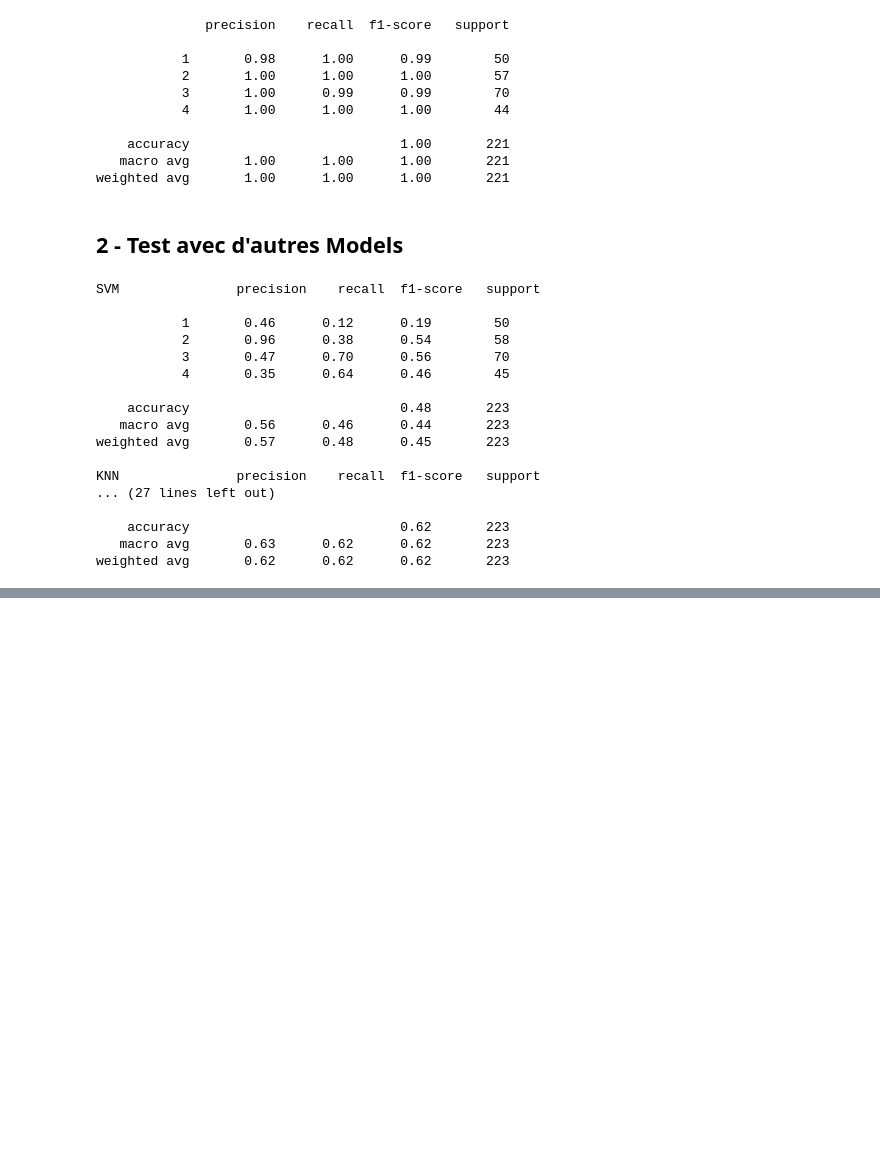
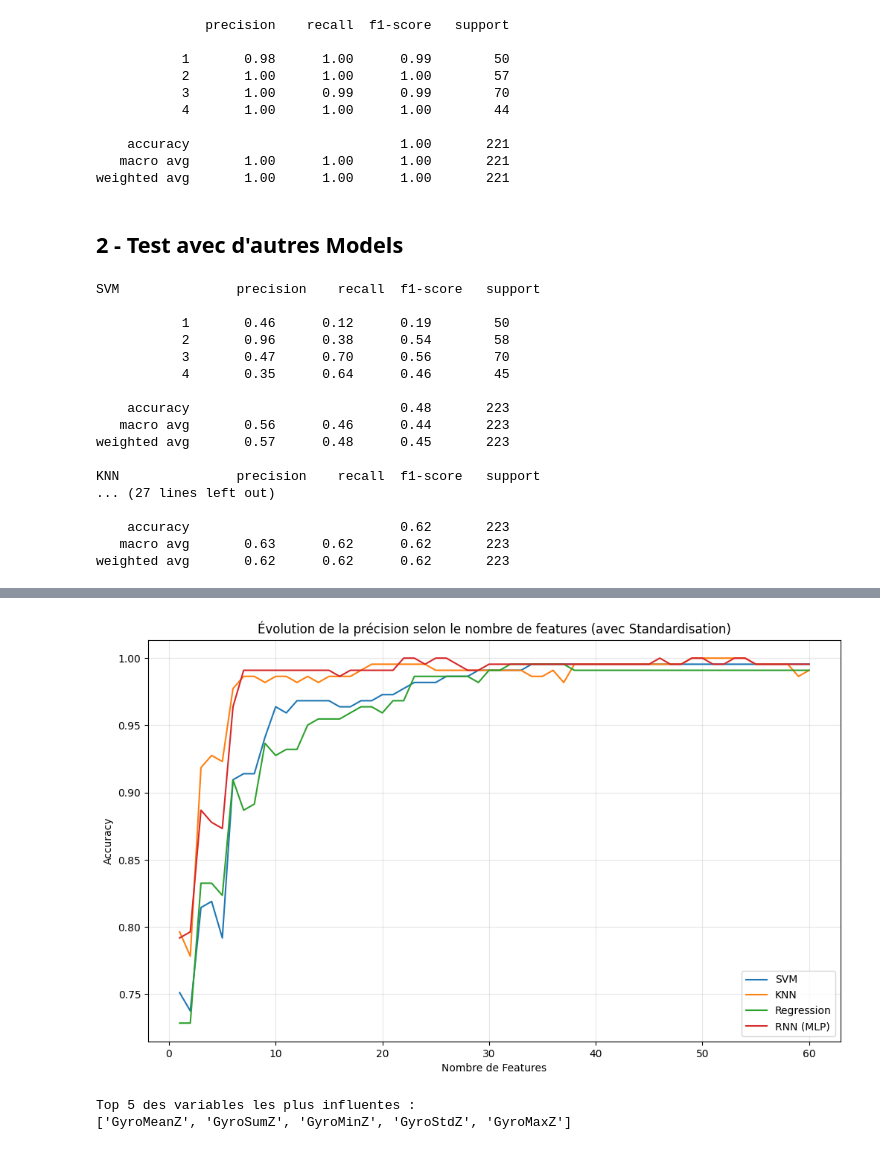
Before and after one commit to SlywoodFR/ProjetIA_Driver_Risk, a Jupyter notebook: data.ipynb, the cells around one changed output, grey strips where cells are left out. Saved outputs shown, nothing was run; the diff lists cells and outputs as text; code cells hidden in the pictures; blank space fills up the shorter version.

```diff
--- a/data.ipynb
+++ b/data.ipynb
@@ -282,0 +264,76 @@ weighted avg       0.99      0.99      0.99       221
+# %%
+import pandas as pd
+import numpy as np
+import matplotlib.pyplot as plt
+from sklearn.ensemble import RandomForestClassifier
+from sklearn.svm import SVC
+from sklearn.neighbors import KNeighborsClassifier
+from sklearn.linear_model import LogisticRegression
+from sklearn.neural_network import MLPClassifier
+from sklearn.model_selection import train_test_split
+from sklearn.metrics import accuracy_score
+from sklearn.preprocessing import StandardScaler # <--- Crucial
+
+# 1. Chargement des données
+df = pd.read_csv(r"Driving_Behavior_Dataset/Features_By_Window_Size/sero_features_4.csv")
+
+# 2. Importance des features (Random Forest n'a pas besoin de scaling)
+X = df.drop("Target", axis=1)
+y = df["Target"]
+rf_selector = RandomForestClassifier(n_estimators=200, random_state=42, n_jobs=-1)
+rf_selector.fit(X, y)
+sorted_features = pd.DataFrame({'F': X.columns, 'I': rf_selector.feature_importances_}) \
+                    .sort_values(by='I', ascending=False)['F'].tolist()
+
+# 3. Split
+X_train_full, X_test_full, y_train, y_test = train_test_split(
+    X, y, test_size=0.2, random_state=42, stratify=y
+)
+
+# 4. Modèles
+models = {
+    "SVM": SVC(kernel='rbf', C=1.0, random_state=42),
+    "KNN": KNeighborsClassifier(n_neighbors=5),
+    "Regression": LogisticRegression(max_iter=1000),
+    "RNN (MLP)": MLPClassifier(hidden_layer_sizes=(128, 64), max_iter=2000, random_state=42)
+}
+
+# 5. Boucle avec Scaling
+plt.figure(figsize=(12, 7))
+
+for model_name, clf in models.items():
+    accuracies = []
+    nums = []
+
+    for k in range(1, len(sorted_features) + 1):
+        top_k_features = sorted_features[:k]
+        X_tr = X_train_full[top_k_features]
+        X_te = X_test_full[top_k_features]
+
+        # --- Étape de Scaling ---
+        scaler = StandardScaler()
+        X_tr_scaled = scaler.fit_transform(X_tr)
+        X_te_scaled = scaler.transform(X_te)
+
+        clf.fit(X_tr_scaled, y_train)
+        acc = accuracy_score(y_test, clf.predict(X_te_scaled))
+
+        accuracies.append(acc)
+        nums.append(k)
+
+    plt.plot(nums, accuracies, label=model_name)
+
+plt.title("Évolution de la précision selon le nombre de features (avec Standardisation)")
+plt.xlabel("Nombre de Features")
+plt.ylabel("Accuracy")
+plt.legend()
+plt.grid(True, alpha=0.3)
+plt.show()
+
+# Affichage du top 5
+print("Top 5 des variables les plus influentes :")
+print(sorted_features[:5])
+# %% [output]
+[figure, added]
+Top 5 des variables les plus influentes :
+['GyroMeanZ', 'GyroSumZ', 'GyroMinZ', 'GyroStdZ', 'GyroMaxZ']
```
Also changed, not shown: parts of 3 cells of this notebook.
